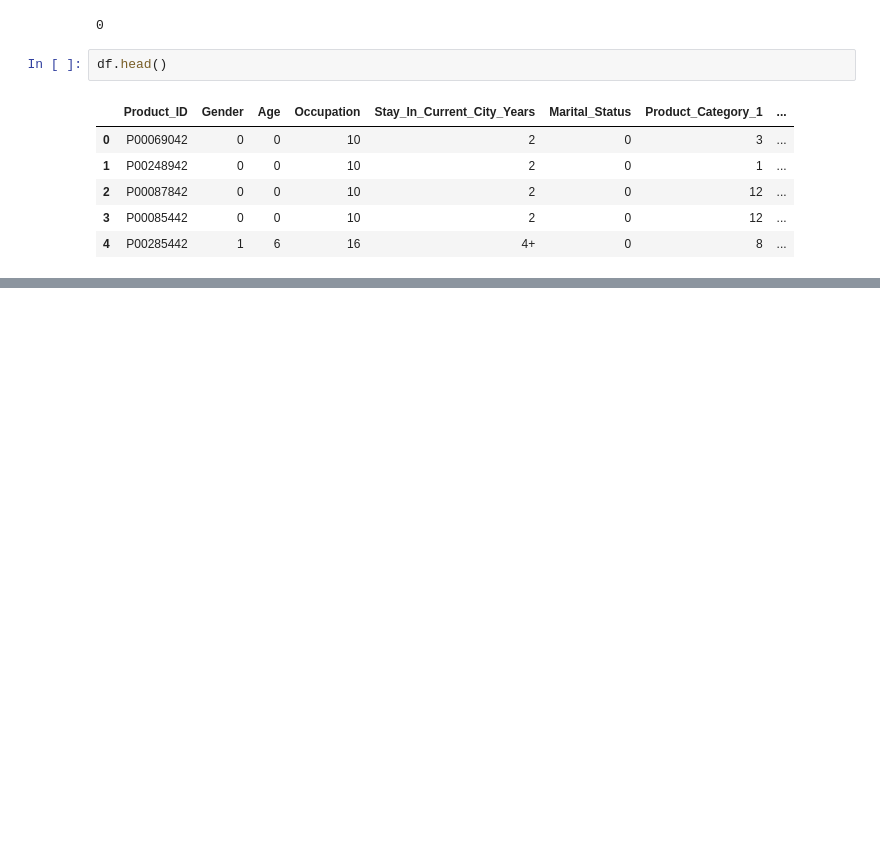
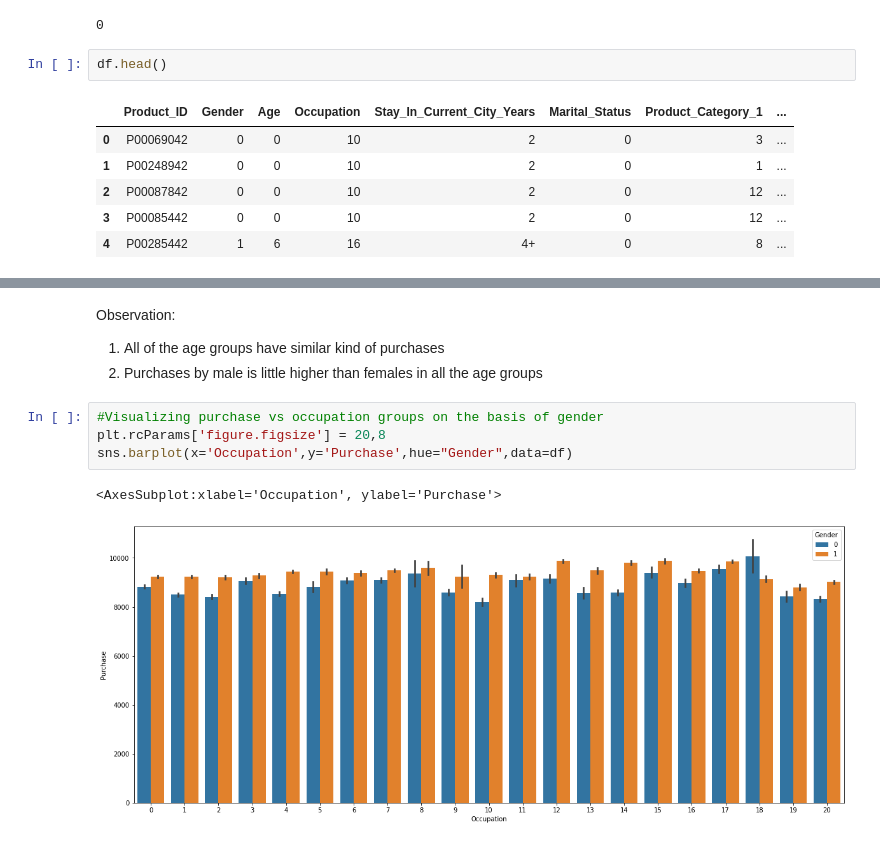
Before and after one commit to bhimrazy/Exploratory-Data-Analysis, a Jupyter notebook: black_friday/black-friday.ipynb, the cells around one changed output, grey strips where cells are left out. Drawn from its saved outputs; the diff is of its cells as text; blank space fills up the shorter version.

```diff
--- a/black_friday/black-friday.ipynb
+++ b/black_friday/black-friday.ipynb
@@ -228,0 +261,11 @@ df.head()
+# %% [markdown]
+Observation:<br/>
+1. All of the age groups have similar kind of purchases
+2. Purchases by male is little higher than females in all the age groups
+# %%
+#Visualizing purchase vs occupation groups on the basis of gender
+plt.rcParams['figure.figsize'] = 20,8
+sns.barplot(x='Occupation',y='Purchase',hue="Gender",data=df)
+# %% [output]
+<AxesSubplot:xlabel='Occupation', ylabel='Purchase'>
+[figure, added]
```
Also changed, not shown: parts of 9 cells of this notebook.
